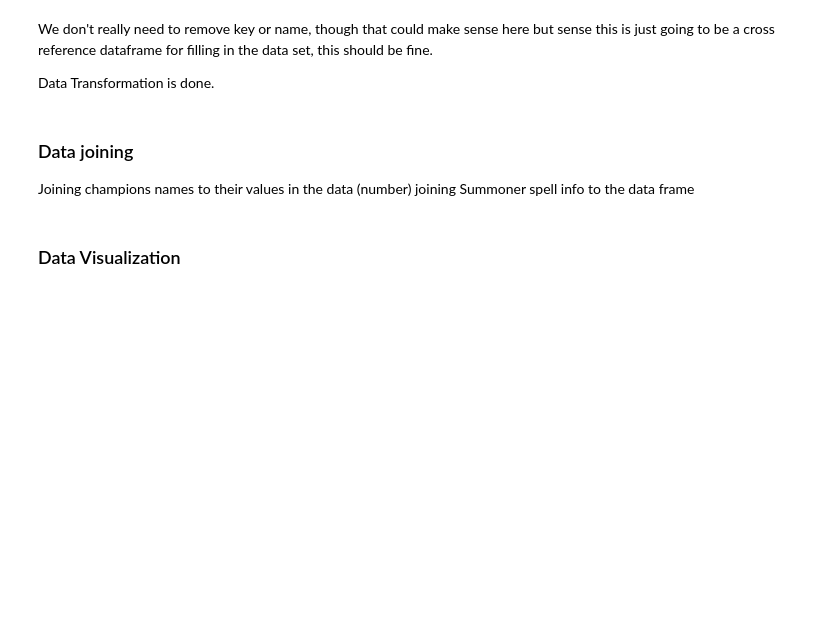
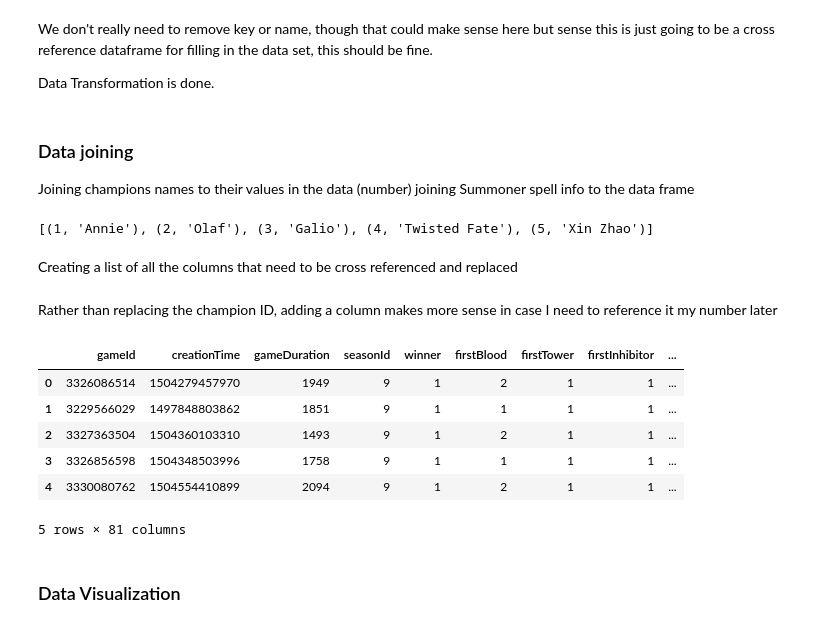
Before and after one commit to cheider/LeagueofLegends-RankedGame-Analysis, a Jupyter notebook: main.ipynb, the cells around one changed output. Drawn from its saved outputs; the diff is of its cells as text; code cells hidden in the pictures; blank space fills up the shorter version.

Commit message:
data joining of the champion names is complete

```diff
--- a/main.ipynb
+++ b/main.ipynb
@@ -318,6 +322,40 @@ Data Transformation is done.
 ### Data joining
 Joining champions names to their values in the data (number)
 joining Summoner spell info to the data frame
+# %%
+# Create a mapping dictionary from normal_champ_df (index -> Name)
+champion_mapping = normal_champ_df['name'].to_dict()
+
+# confirm the first 5 values in the mapping
+print(list(champion_mapping.items())[:5])
+# %% [output]
+[(1, 'Annie'), (2, 'Olaf'), (3, 'Galio'), (4, 'Twisted Fate'), (5, 'Xin Zhao')]
+# %% [markdown]
+Creating a list of all the columns that need to be cross referenced and replaced
+# %%
+champion_columns = ["t1_champ1id","t1_champ2id","t1_champ3id","t1_champ4id","t1_champ5id", # team 1 champion ids
+                    "t2_champ1id","t2_champ2id","t2_champ3id","t2_champ4id","t2_champ5id", # team 2 champion ids
+                    "t1_ban1","t1_ban2","t1_ban3","t1_ban4","t1_ban5",   # team 1 ban ids
+                    "t2_ban1","t2_ban2","t2_ban3","t2_ban4","t2_ban5", ] # team 2 ban ids
+# %% [markdown]
+Rather than replacing the champion ID, adding a column makes more sense in case I need to reference it my number later
+# %%
+# for each column in the champion_columns list
+for column in champion_columns:
+
+    # Replace the values in the column of df based on the mapping
+    df[column+"name"] = df[column].map(champion_mapping)
+
+# check that that the columns have been added
+df.head()
+# %% [output]
+|  | gameId | creationTime | gameDuration | seasonId | winner | firstBlood | firstTower | firstInhibitor | ... |
+| 0 | 3326086514 | 1504279457970 | 1949 | 9 | 1 | 2 | 1 | 1 | ... |
+| 1 | 3229566029 | 1497848803862 | 1851 | 9 | 1 | 1 | 1 | 1 | ... |
+| 2 | 3327363504 | 1504360103310 | 1493 | 9 | 1 | 2 | 1 | 1 | ... |
+| 3 | 3326856598 | 1504348503996 | 1758 | 9 | 1 | 1 | 1 | 1 | ... |
+| 4 | 3330080762 | 1504554410899 | 2094 | 9 | 1 | 2 | 1 | 1 | ... |
+5 rows × 81 columns
 # %% [markdown]
 ### Data Visualization
 # %% [markdown]
```
Also changed, not shown: parts of 1 cell of this notebook.
